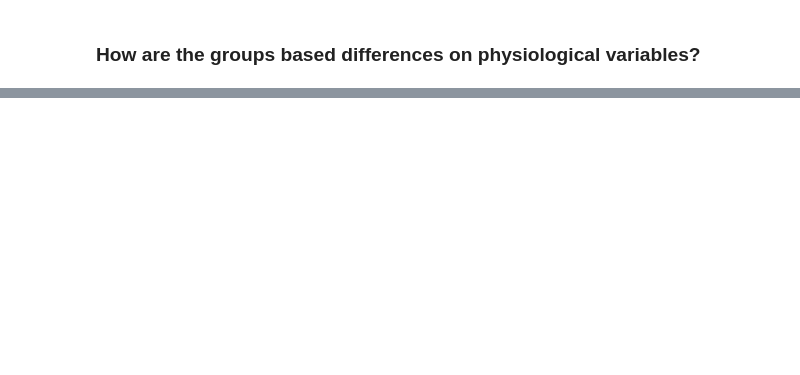
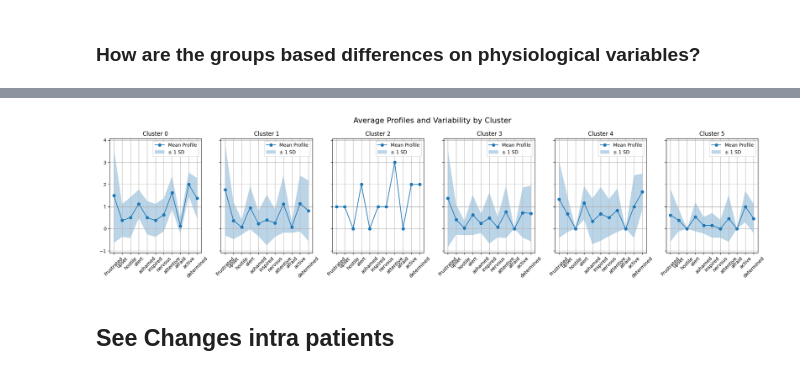
Before and after one commit to LuisMartindelCerro/CDA_case2, a Jupyter notebook: Python/Phys_Var_cluster_differences.ipynb, the cells around one changed output, grey strips where cells are left out. Saved outputs shown, nothing was run; the diff lists cells and outputs as text; code cells hidden in the pictures; blank space fills up the shorter version.

```diff
--- a/Python/Phys_Var_cluster_differences.ipynb
+++ b/Python/Phys_Var_cluster_differences.ipynb
@@ -187,0 +290,44 @@ array([2, 1, 0, 1, 2, 1, 0, 0, 2, 1, 1, 0, 2, 0, 1, 0, 0, 1, 1, 0, 3, 1,
+# %%
+# Assuming your df_emotions is already defined and preprocessed
+
+# If df_emotions is a numpy array, convert it to DataFrame
+df_diff_emotions = pd.DataFrame(df_diff_phys, columns=phys_var_columns)
+
+# 2. Perform KMeans clustering
+kmeans = KMeans(n_clusters=6, random_state=0).fit(df_diff_phys)
+labels = kmeans.labels_
+
+# 3. Create a DataFrame to hold the cluster assignments
+df_phys_clustered = df_emotions[diff_emotions_columns].copy()
+df_phys_clustered['Cluster'] = labels
+
+# 4. Prepare for plotting
+n_clusters = 6
+fig, axs = plt.subplots(1, n_clusters, figsize=(20, 5), sharey=True)
+
+for cluster_id in range(n_clusters):
+    cluster_data = df_phys_clustered[df_phys_clustered['Cluster'] == cluster_id]
+
+    # Compute mean and standard deviation for this cluster
+    mean_profile = cluster_data.iloc[:, :-1].mean()  # exclude 'Cluster' column
+    std_profile = cluster_data.iloc[:, :-1].std()
+
+    x = np.arange(len(diff_emotions_columns))
+
+    # Plot
+    axs[cluster_id].plot(x, mean_profile, marker='o', label='Mean Profile')
+    axs[cluster_id].fill_between(x, mean_profile - std_profile, mean_profile + std_profile, alpha=0.3, label='± 1 SD')
+
+    axs[cluster_id].set_title(f'Cluster {cluster_id}')
+    axs[cluster_id].set_xticks(x)
+    axs[cluster_id].set_xticklabels(emotions_columns, rotation=45)
+    axs[cluster_id].grid(True)
+    axs[cluster_id].legend()
+
+fig.suptitle('Average Profiles and Variability by Cluster', fontsize=16)
+plt.tight_layout()
+plt.show()
+# %% [output]
+[figure, added]
+# %% [markdown]
+## See Changes intra patients
```
Also changed, not shown: parts of 14 cells of this notebook.
